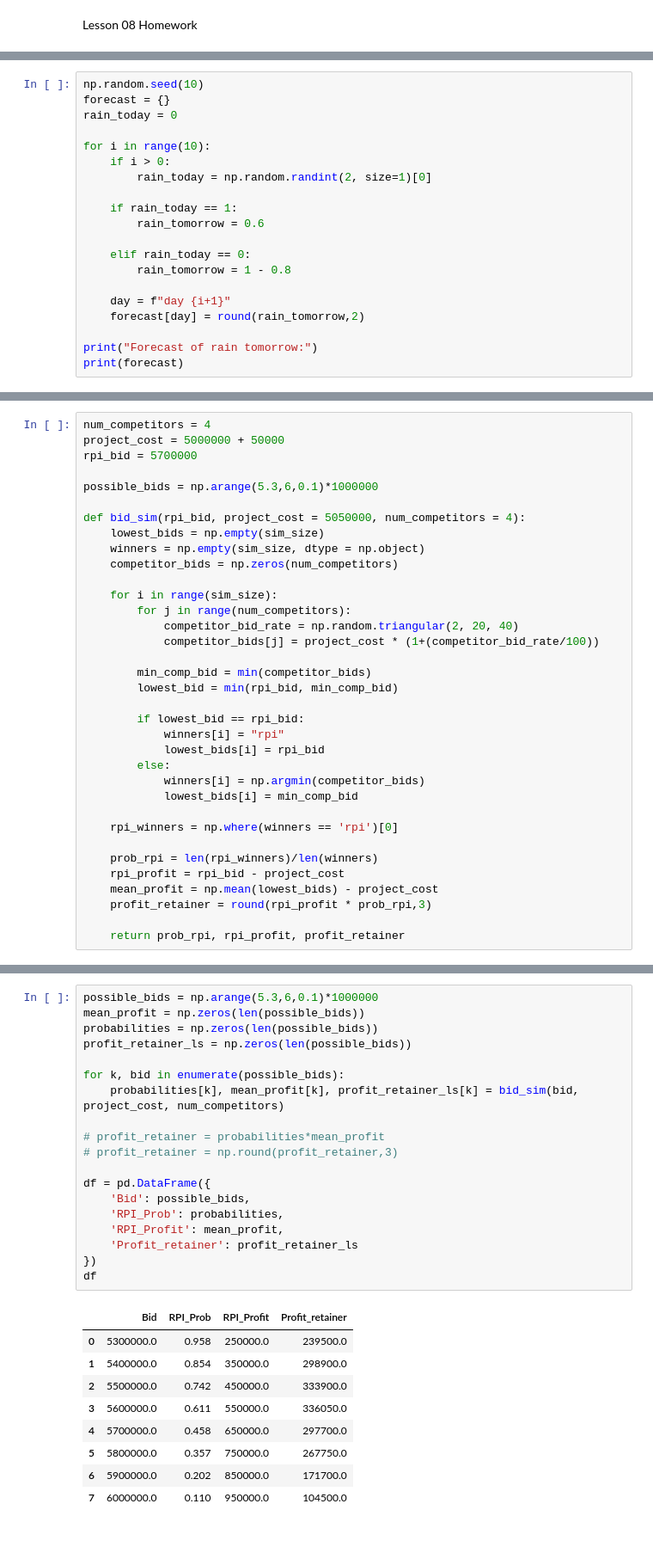
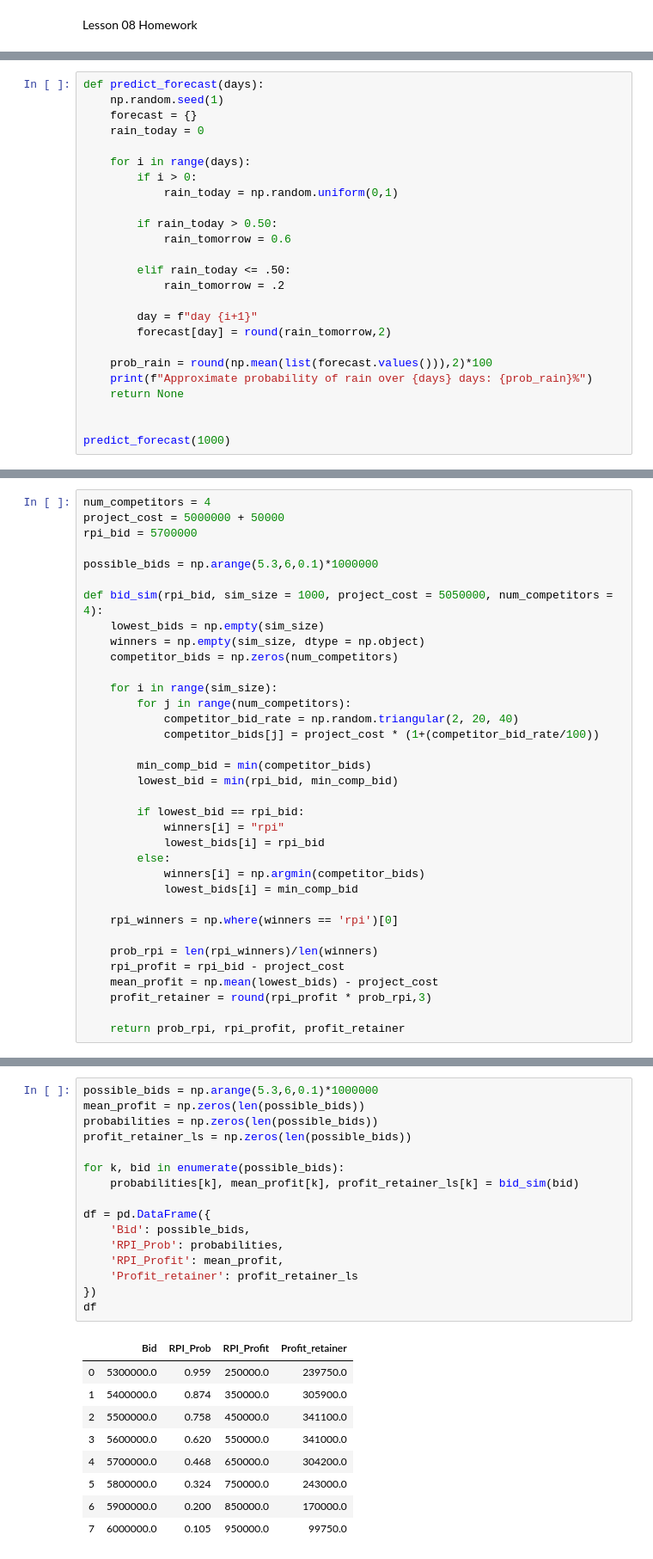
Before and after one commit to seanwhyland/DS775, a Jupyter notebook: lesson_8/Lesson 08 Homework - Simulation (DRAFT)/Homework_08.ipynb, the cells around one changed output, grey strips where cells are left out. Shown at 86% size. Drawn from its saved outputs; the diff is of its cells as text.

```diff
--- a/lesson_8/Lesson 08 Homework - Simulation (DRAFT)/Homework_08.ipynb
+++ b/lesson_8/Lesson 08 Homework - Simulation (DRAFT)/Homework_08.ipynb
@@ -23,21 +25,26 @@ The probability of rain tomorrow is 0.6 if it is raining today. The probability
 # %%
-np.random.seed(10)
-forecast = {}
-rain_today = 0
+def predict_forecast(days):
+    np.random.seed(1)
+    forecast = {}
+    rain_today = 0
 
-for i in range(10):
-    if i > 0:
-        rain_today = np.random.randint(2, size=1)[0]
+    for i in range(days):
+        if i > 0:
+            rain_today = np.random.uniform(0,1)
 
-    if rain_today == 1:
-        rain_tomorrow = 0.6
+        if rain_today > 0.50:
+            rain_tomorrow = 0.6
 
-    elif rain_today == 0:
-        rain_tomorrow = 1 - 0.8
+        elif rain_today <= .50:
+            rain_tomorrow = .2
 
-    day = f"day {i+1}"
-    forecast[day] = round(rain_tomorrow,2)
+        day = f"day {i+1}"
+        forecast[day] = round(rain_tomorrow,2)
 
-print("Forecast of rain tomorrow:")
-print(forecast)
+    prob_rain = round(np.mean(list(forecast.values())),2)*100
+    print(f"Approximate probability of rain over {days} days: {prob_rain}%")
+    return None
+
+
+predict_forecast(1000)
 # %% [output]
@@ -118,7 +122,7 @@ rpi_bid = 5700000
 
 possible_bids = np.arange(5.3,6,0.1)*1000000
 
-def bid_sim(rpi_bid, project_cost = 5050000, num_competitors = 4):
+def bid_sim(rpi_bid, sim_size = 1000, project_cost = 5050000, num_competitors = 4):
     lowest_bids = np.empty(sim_size)
     winners = np.empty(sim_size, dtype = np.object)
     competitor_bids = np.zeros(num_competitors)
@@ -149,29 +157,26 @@ def bid_sim(rpi_bid, project_cost = 5050000, num_competitors = 4):
 # %%
 possible_bids = np.arange(5.3,6,0.1)*1000000
 mean_profit = np.zeros(len(possible_bids))
 probabilities = np.zeros(len(possible_bids))
 profit_retainer_ls = np.zeros(len(possible_bids))
 
 for k, bid in enumerate(possible_bids):
-    probabilities[k], mean_profit[k], profit_retainer_ls[k] = bid_sim(bid, project_cost, num_competitors)
-
-# profit_retainer = probabilities*mean_profit
-# profit_retainer = np.round(profit_retainer,3)
+    probabilities[k], mean_profit[k], profit_retainer_ls[k] = bid_sim(bid)
 
 df = pd.DataFrame({
     'Bid': possible_bids,
     'RPI_Prob': probabilities,
     'RPI_Profit': mean_profit,
     'Profit_retainer': profit_retainer_ls
 })
 df
 # %% [output]
 |  | Bid | RPI_Prob | RPI_Profit | Profit_retainer |
-| 0 | 5300000.0 | 0.958 | 250000.0 | 239500.0 |
-| 1 | 5400000.0 | 0.854 | 350000.0 | 298900.0 |
-| 2 | 5500000.0 | 0.742 | 450000.0 | 333900.0 |
-| 3 | 5600000.0 | 0.611 | 550000.0 | 336050.0 |
-| 4 | 5700000.0 | 0.458 | 650000.0 | 297700.0 |
-| 5 | 5800000.0 | 0.357 | 750000.0 | 267750.0 |
-| 6 | 5900000.0 | 0.202 | 850000.0 | 171700.0 |
-| 7 | 6000000.0 | 0.110 | 950000.0 | 104500.0 |
+| 0 | 5300000.0 | 0.959 | 250000.0 | 239750.0 |
+| 1 | 5400000.0 | 0.874 | 350000.0 | 305900.0 |
+| 2 | 5500000.0 | 0.758 | 450000.0 | 341100.0 |
+| 3 | 5600000.0 | 0.620 | 550000.0 | 341000.0 |
+| 4 | 5700000.0 | 0.468 | 650000.0 | 304200.0 |
+| 5 | 5800000.0 | 0.324 | 750000.0 | 243000.0 |
+| 6 | 5900000.0 | 0.200 | 850000.0 | 170000.0 |
+| 7 | 6000000.0 | 0.105 | 950000.0 | 99750.0 |
```
Also changed, not shown: parts of 25 cells of this notebook, 1 other file.
